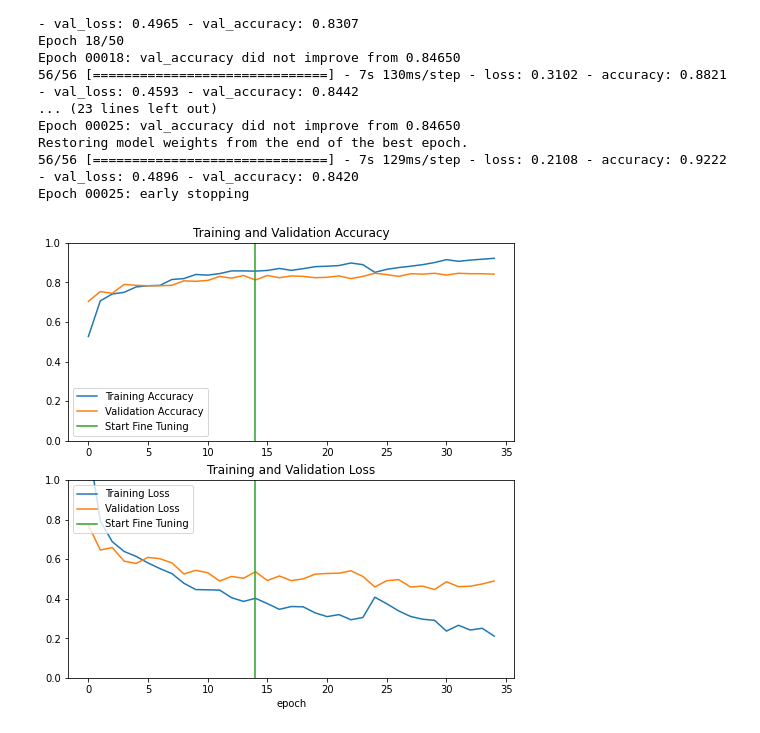
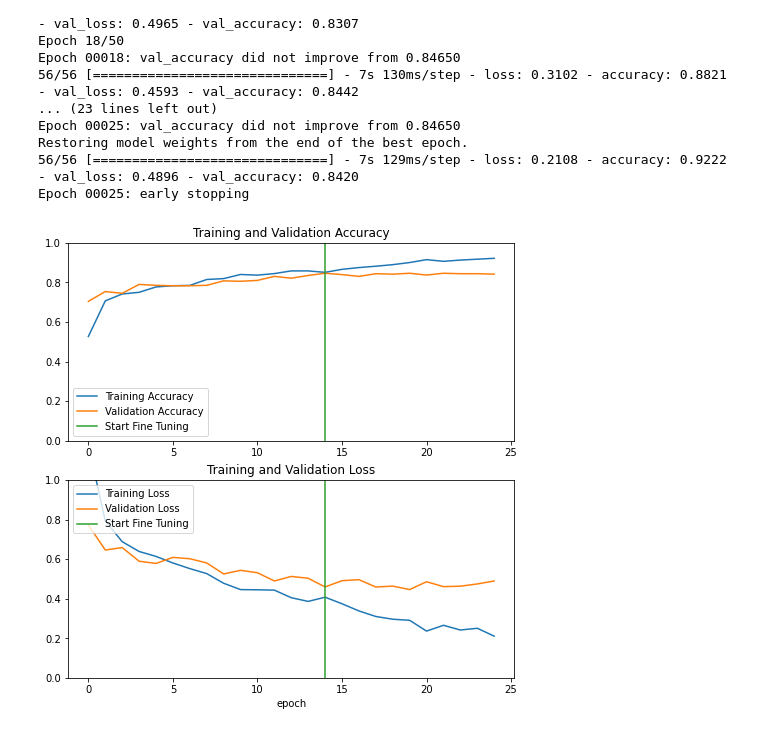
Before and after one commit to sid-thephysicskid/chair-style-classifier, a Jupyter notebook: Train_chair_style.ipynb, the cells around one changed output. Cells and saved outputs as stored; diff of their text form; code cells hidden in the pictures.

```diff
--- a/Train_chair_style.ipynb
+++ b/Train_chair_style.ipynb
@@ -352,32 +352,32 @@ Restoring model weights from the end of the best epoch.
 56/56 [==============================] - 7s 129ms/step - loss: 0.2108 - accuracy: 0.9222 - val_loss: 0.4896 - val_accuracy: 0.8420
 Epoch 00025: early stopping
 # %%
-acc += history_fine.history['accuracy']
-val_acc += history_fine.history['val_accuracy']
+acc[INITIAL_EPOCH:] = history_fine.history['accuracy']
+val_acc[INITIAL_EPOCH:]= history_fine.history['val_accuracy']
 
-loss += history_fine.history['loss']
-val_loss += history_fine.history['val_loss']
+loss[INITIAL_EPOCH:]= history_fine.history['loss']
+val_loss[INITIAL_EPOCH:]= history_fine.history['val_loss']
 
 
 plt.figure(figsize=(8, 8))
 plt.subplot(2, 1, 1)
 plt.plot(acc, label='Training Accuracy')
 plt.plot(val_acc, label='Validation Accuracy')
 plt.ylim([0, 1.0])
 plt.plot([INITIAL_EPOCH,INITIAL_EPOCH],
           plt.ylim(), label='Start Fine Tuning')
 plt.legend(loc='lower left')
 plt.title('Training and Validation Accuracy')
 
 plt.subplot(2, 1, 2)
 plt.plot(loss, label='Training Loss')
 plt.plot(val_loss, label='Validation Loss')
 plt.ylim([0, 1.0])
 plt.plot([INITIAL_EPOCH, INITIAL_EPOCH],
          plt.ylim(), label='Start Fine Tuning')
 plt.legend(loc='upper left')
 plt.title('Training and Validation Loss')
 plt.xlabel('epoch')
 plt.show()
 # %% [output]
-[figure, old version]
+[figure, new version]
```
Also changed, not shown: parts of 3 cells of this notebook.
